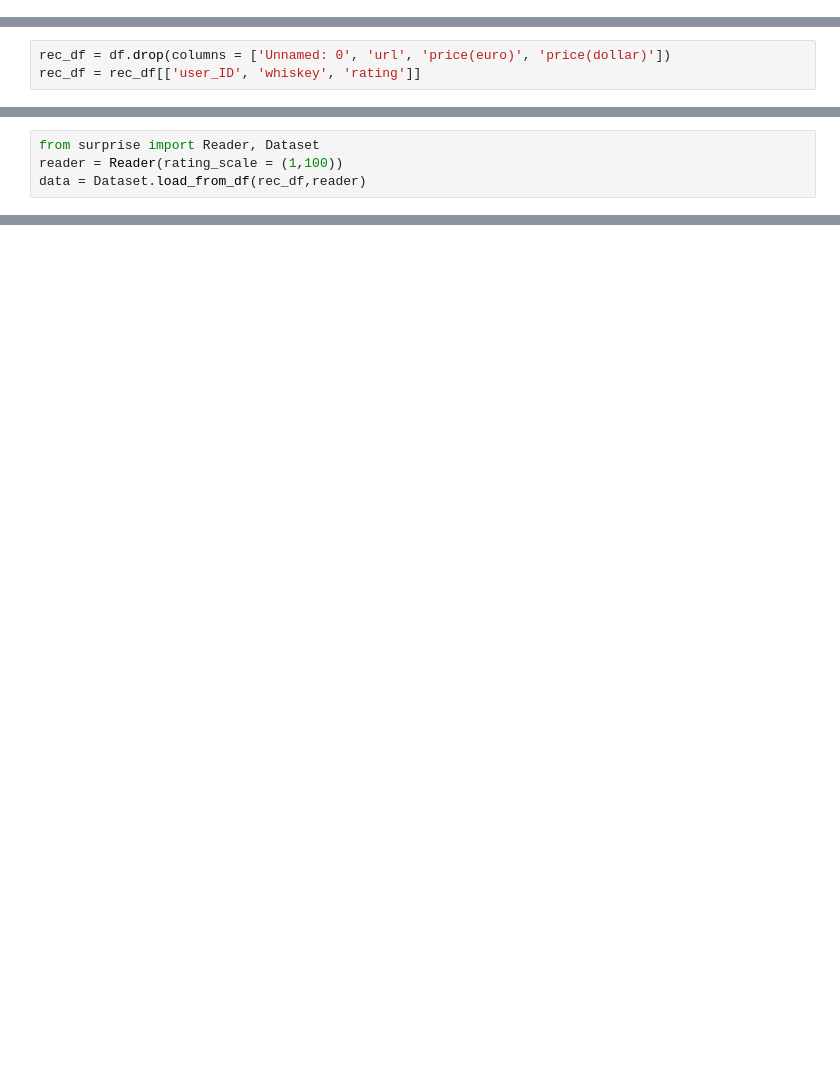
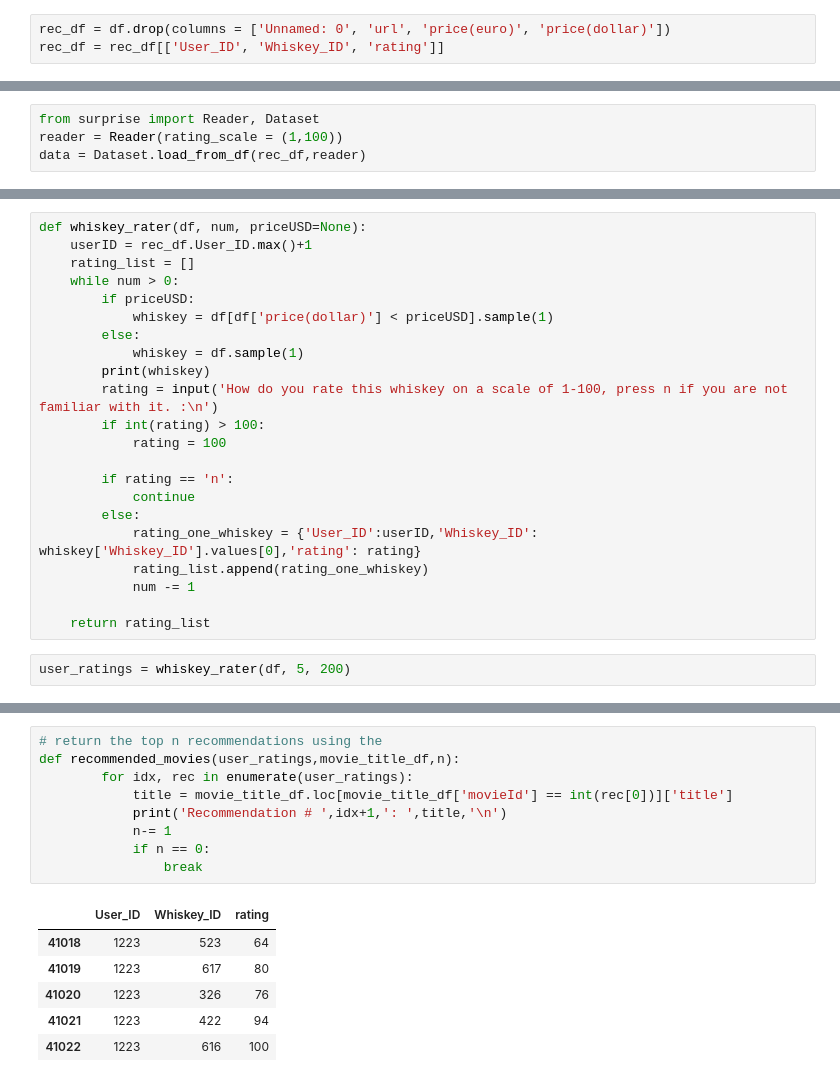
Before and after one commit to AustinKrause/whiskey-recommender, a Jupyter notebook: SVD_whiskey_data.ipynb, the cells around one changed output, grey strips where cells are left out. Drawn from its saved outputs; the diff is of its cells as text; blank space fills up the shorter version.

```diff
--- a/SVD_whiskey_data.ipynb
+++ b/SVD_whiskey_data.ipynb
@@ -12,0 +18,3 @@ df.shape
+# %%
+rec_df = df.drop(columns = ['Unnamed: 0', 'url', 'price(euro)', 'price(dollar)'])
+rec_df = rec_df[['User_ID', 'Whiskey_ID', 'rating']]
@@ -22,3 +33,0 @@ df.head()
-# %%
-rec_df = df.drop(columns = ['Unnamed: 0', 'url', 'price(euro)', 'price(dollar)'])
-rec_df = rec_df[['user_ID', 'whiskey', 'rating']]
@@ -148,0 +75,24 @@ Prediction(uid=4, iid=5, r_ui=None, est=5, details={'was_impossible': False})
+# %%
+def whiskey_rater(df, num, priceUSD=None):
+    userID = rec_df.User_ID.max()+1
+    rating_list = []
+    while num > 0:
+        if priceUSD:
+            whiskey = df[df['price(dollar)'] < priceUSD].sample(1)
+        else:
+            whiskey = df.sample(1)
+        print(whiskey)
+        rating = input('How do you rate this whiskey on a scale of 1-100, press n if you are not familiar with it. :\n')
+        if int(rating) > 100:
+            rating = 100
+
+        if rating == 'n':
+            continue
+        else:
+            rating_one_whiskey = {'User_ID':userID,'Whiskey_ID': whiskey['Whiskey_ID'].values[0],'rating': rating}
+            rating_list.append(rating_one_whiskey)
+            num -= 1
+
+    return rating_list
+# %%
+user_ratings = whiskey_rater(df, 5, 200)
@@ -148,0 +170,16 @@ Prediction(uid=4, iid=5, r_ui=None, est=5, details={'was_impossible': False})
+# %%
+# return the top n recommendations using the
+def recommended_movies(user_ratings,movie_title_df,n):
+        for idx, rec in enumerate(user_ratings):
+            title = movie_title_df.loc[movie_title_df['movieId'] == int(rec[0])]['title']
+            print('Recommendation # ',idx+1,': ',title,'\n')
+            n-= 1
+            if n == 0:
+                break
+# %% [output]
+|  | User_ID | Whiskey_ID | rating |
+| 41018 | 1223 | 523 | 64 |
+| 41019 | 1223 | 617 | 80 |
+| 41020 | 1223 | 326 | 76 |
+| 41021 | 1223 | 422 | 94 |
+| 41022 | 1223 | 616 | 100 |
```
Also changed, not shown: parts of 43 cells of this notebook.
